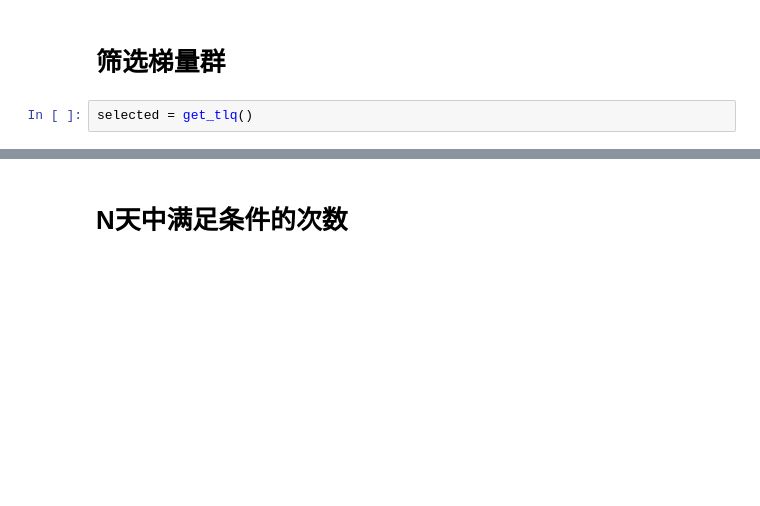
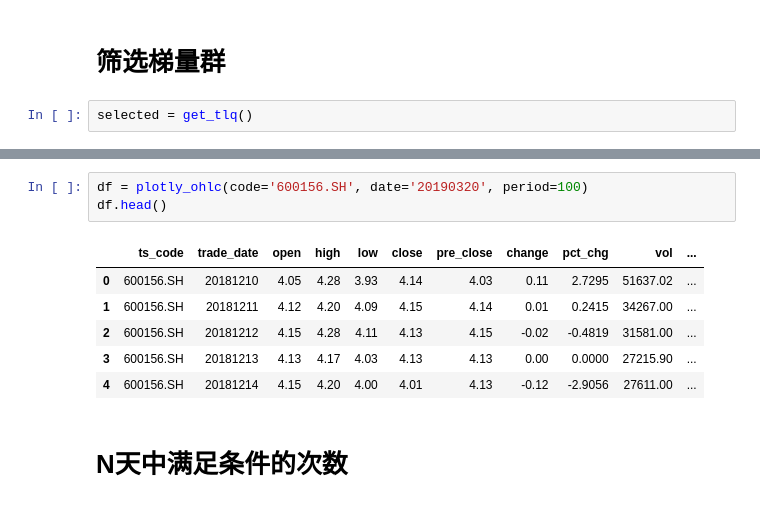
Before and after one commit to xn6o6x/A-SHARE, a Jupyter notebook: A股实测封装.ipynb, the cells around one changed output, grey strips where cells are left out. Drawn from its saved outputs; the diff is of its cells as text; blank space fills up the shorter version.

```diff
--- a/A股实测封装.ipynb
+++ b/A股实测封装.ipynb
@@ -578,3 +712,13 @@ selected = get_tlq(date='20190325', period=5, rough=0.8, ignore=[], print_mode=T
+# %%
+df = plotly_ohlc(code='600156.SH', date='20190320', period=100)
+df.head()
+# %% [output]
+|  | ts_code | trade_date | open | high | low | close | pre_close | change | pct_chg | vol | ... |
+| 0 | 600156.SH | 20181210 | 4.05 | 4.28 | 3.93 | 4.14 | 4.03 | 0.11 | 2.7295 | 51637.02 | ... |
+| 1 | 600156.SH | 20181211 | 4.12 | 4.20 | 4.09 | 4.15 | 4.14 | 0.01 | 0.2415 | 34267.00 | ... |
+| 2 | 600156.SH | 20181212 | 4.15 | 4.28 | 4.11 | 4.13 | 4.15 | -0.02 | -0.4819 | 31581.00 | ... |
+| 3 | 600156.SH | 20181213 | 4.13 | 4.17 | 4.03 | 4.13 | 4.13 | 0.00 | 0.0000 | 27215.90 | ... |
+| 4 | 600156.SH | 20181214 | 4.15 | 4.20 | 4.00 | 4.01 | 4.13 | -0.12 | -2.9056 | 27611.00 | ... |
 # %% [markdown]
 # N天中满足条件的次数
 # %%
```
Also changed, not shown: parts of 40 cells of this notebook, 1 other file.
